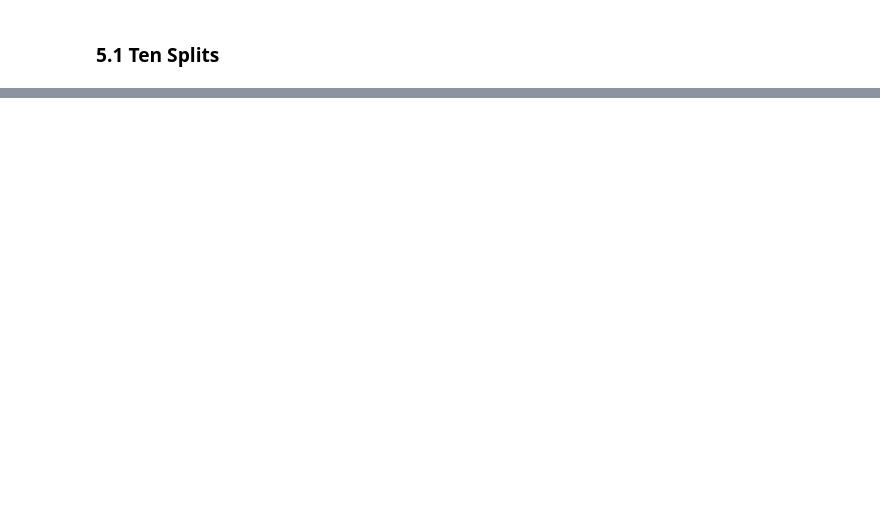
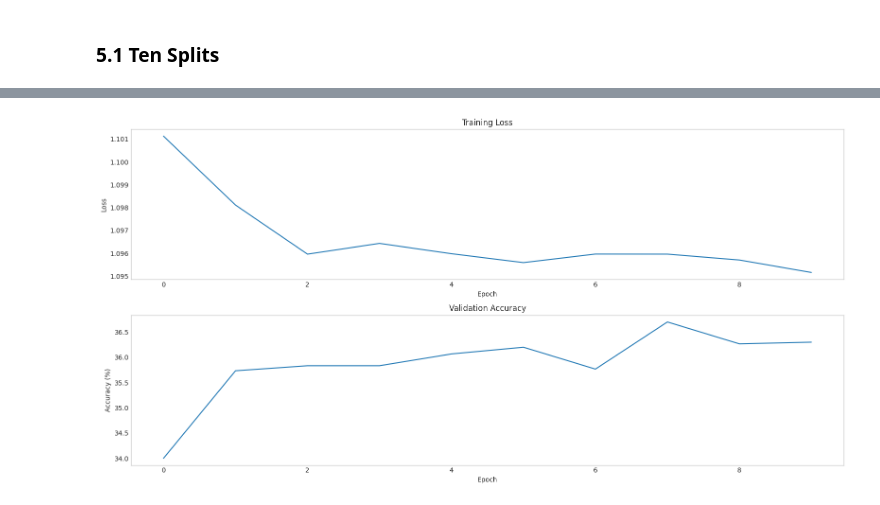
Before and after one commit to subhamayg/AML, a Jupyter notebook: Code/algorithm/Assignment2.ipynb, the cells around one changed output, grey strips where cells are left out. Drawn from its saved outputs; the diff is of its cells as text; code cells hidden in the pictures; blank space fills up the shorter version.

```diff
--- a/Code/algorithm/Assignment2.ipynb
+++ b/Code/algorithm/Assignment2.ipynb
@@ -1157,6 +1174,10 @@ datasets = {
 summary = []
 
 for name, T in datasets.items():
+    # Convert torch tensor (on GPU or CPU) to numpy
+    if hasattr(T, "detach"):
+        T = T.detach().cpu().numpy()
+
     K = T.shape[0]
     assert T.shape[1] == K
     per_class_clean = np.diag(T)
@@ -1371,6 +1392,8 @@ def coteaching(
     Returns:
         tuple[nn.Module, nn.Module]:
             The two co-trained models (`model1`, `model2`) after training completion.
+        history (dict):
+            Dictionary containing training history.
     """
 
     # For visualization
@@ -2184,0 +2181,65 @@ for i in range(num_runs):
+# %%
+import numpy as np
+import torch
+import matplotlib.pyplot as plt
+
+torch.set_printoptions(precision=2, sci_mode=False)
+
+num_runs = 1
+
+device = torch.device("cuda" if torch.cuda.is_available() else "cpu")
+T_cifar_est = torch.load("T_cifar_est.pt").to(device)
+
+for i in range(num_runs):
+
+    np.random.seed(i)  # for replicability
+    torch.manual_seed(i)
+
+    # cifar 80:20 stratified split, forward learning
+    print("\n***CIFAR - Forward Learning")
+    train_loader, val_loader, test_loader = create_dataloaders_stratified(
+        Xtr_cifar_t,
+        Str_cifar_t,
+        Xts_cifar_t,
+        Yts_cifar_t,
+        val_split=0.2,
+        batch_size=64,
+        seed=i,
+    )
+
+    model = SmallResNet(num_classes=3).to(device)  # For CIFAR-class subset
+    model, history = train_model(
+        model,
+        train_loader,
+        val_loader,
+        loss_fn=forward_learning,
+        T=T_cifar_est,
+        num_epochs=20,
+        warmup_epochs=5,
+        eta=1e-3,
+        eta_min=1e-5,
+        patience=3,
+    )
+    accuracy = compute_top1_accuracy(model, test_loader)
+    print(f"Top-1 accuracy: {accuracy:.2f}%")
+
+    fig, axes = plt.subplots(2, 1, figsize=(16, 8))
+    epochs = history['epoch']
+
+    # Training Loss
+    axes[0].plot(epochs, history['loss'])
+    axes[0].set_title('Training Loss')
+    axes[0].set_xlabel('Epoch')
+    axes[0].set_ylabel('Loss')
+
+    # Validation Accuracy
+    axes[1].plot(epochs, history['val_acc'])
+    axes[1].set_title('Validation Accuracy')
+    axes[1].set_xlabel('Epoch')
+    axes[1].set_ylabel('Accuracy (%)')
+    axes[0].grid(False)
+    axes[1].grid(False)
+
+    plt.tight_layout()
+    plt.show()
+# %% [output]
@@ -2184,0 +2251 @@ for i in range(num_runs):
+[figure, added]
```
Also changed, not shown: parts of 12 cells of this notebook.
